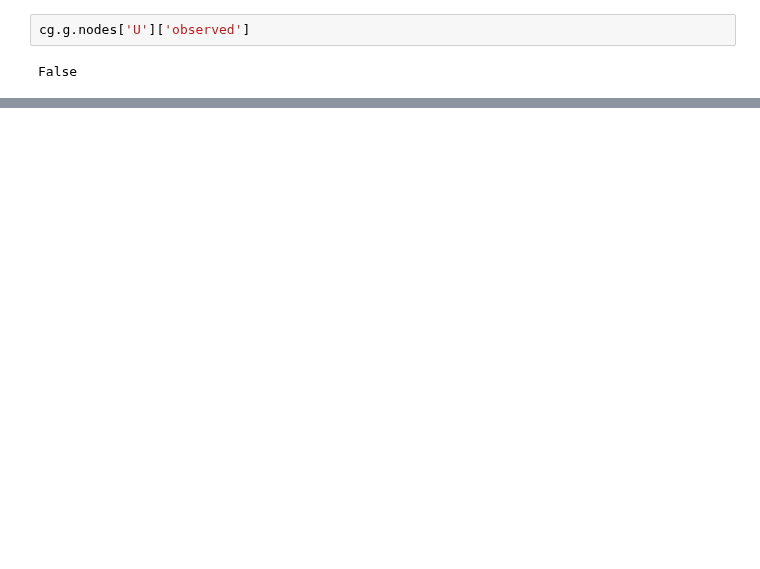
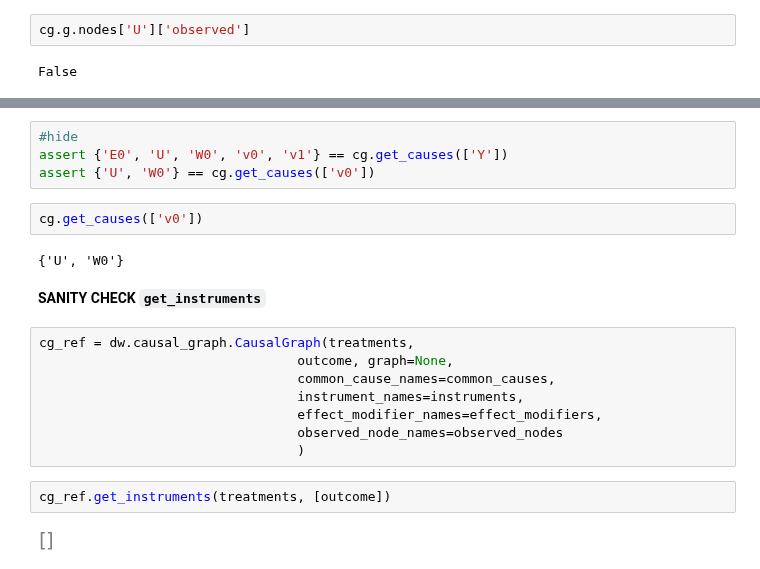
Before and after one commit to eschmidt42/bcg, a Jupyter notebook: notebooks/02_causal_model.ipynb, the cells around one changed output, grey strips where cells are left out. Saved outputs shown, nothing was run; the diff lists cells and outputs as text; blank space fills up the shorter version.

Commit message:
more progress on the reimplementation of causal modelling

```diff
--- a/notebooks/02_causal_model.ipynb
+++ b/notebooks/02_causal_model.ipynb
@@ -100,0 +136,22 @@ class CausalModel:
+# %%
+#hide
+assert {'E0', 'U', 'W0', 'v0', 'v1'} == cg.get_causes(['Y'])
+assert {'U', 'W0'} == cg.get_causes(['v0'])
+# %%
+cg.get_causes(['v0'])
+# %% [output]
+{'U', 'W0'}
+# %% [markdown]
+**SANITY CHECK `get_instruments`**
+# %%
+cg_ref = dw.causal_graph.CausalGraph(treatments,
+                                 outcome, graph=None,
+                                 common_cause_names=common_causes,
+                                 instrument_names=instruments,
+                                 effect_modifier_names=effect_modifiers,
+                                 observed_node_names=observed_nodes
+                                 )
+# %%
+cg_ref.get_instruments(treatments, [outcome])
+# %% [output]
+[figure, added]
```
Also changed, not shown: parts of 25 cells of this notebook.
